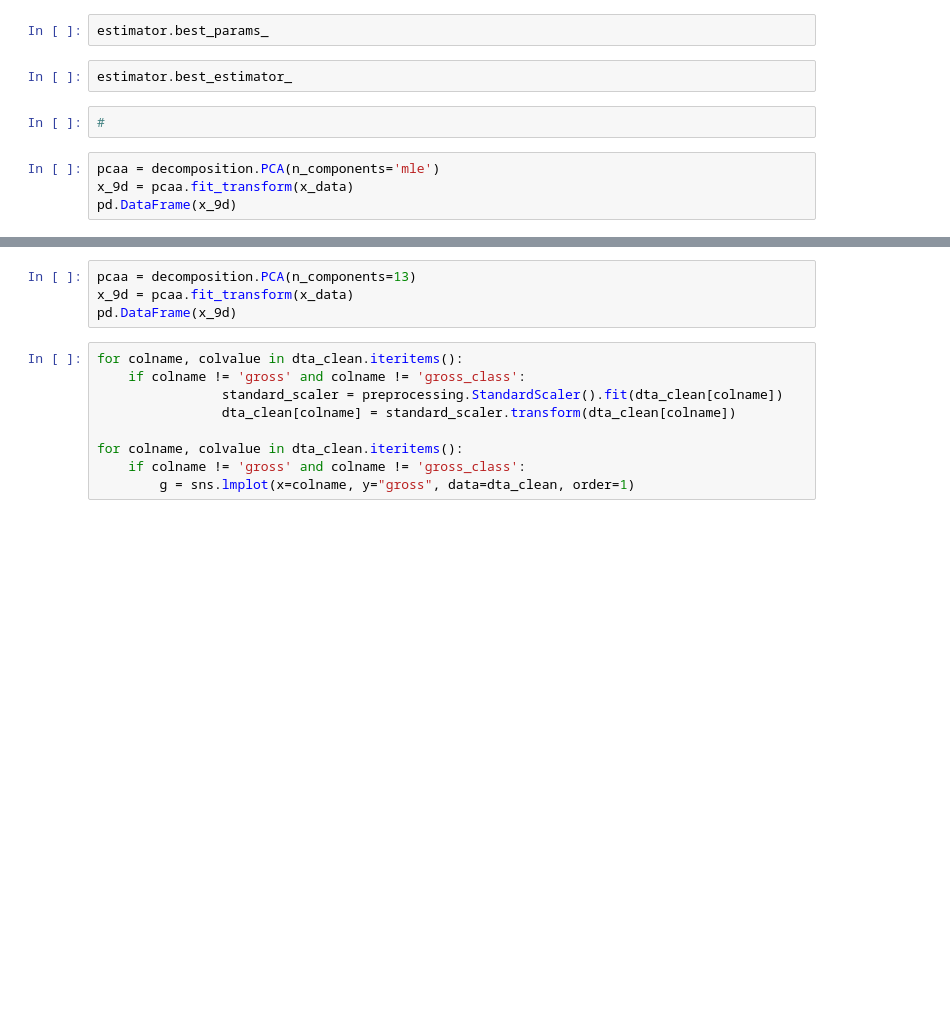
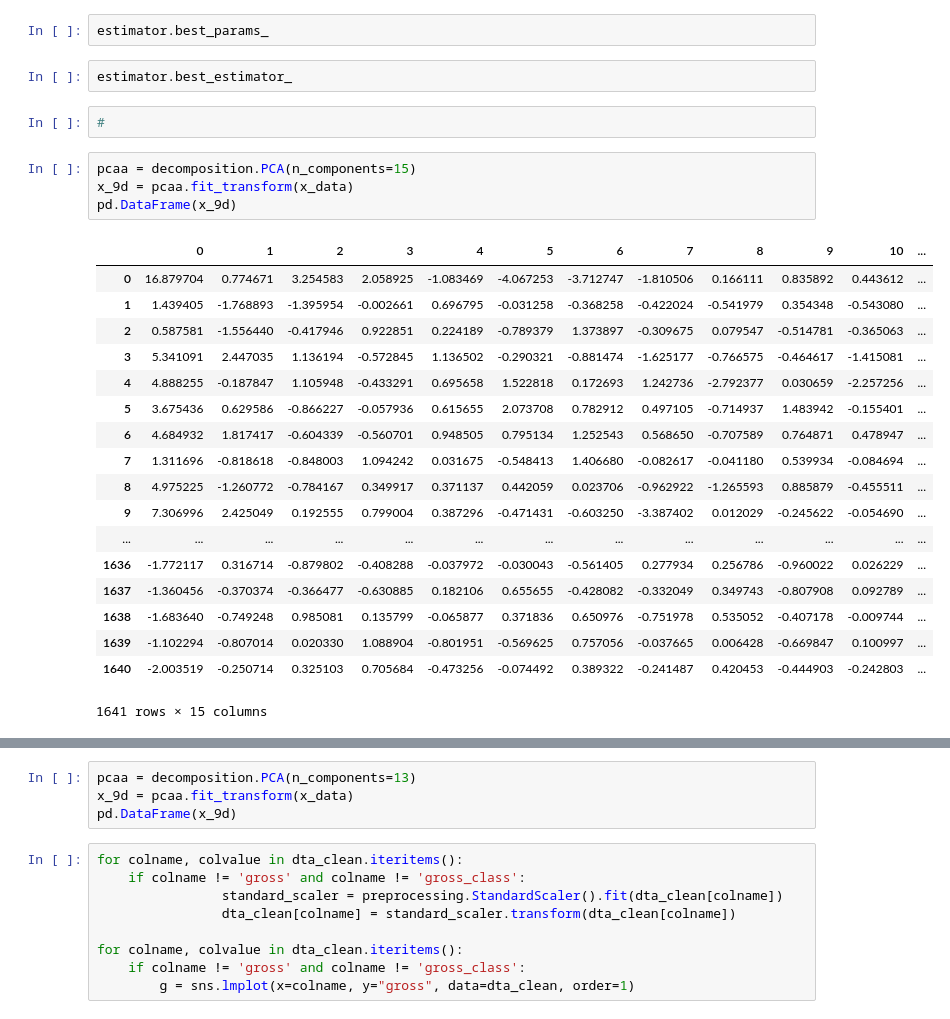
Before and after one commit to rihardsbar/dm-predictive-ml, a Jupyter notebook: logistic_regression/PipelineTesting.ipynb, the cells around one changed output, grey strips where cells are left out. Saved outputs shown, nothing was run; the diff lists cells and outputs as text; blank space fills up the shorter version.

```diff
--- a/logistic_regression/PipelineTesting.ipynb
+++ b/logistic_regression/PipelineTesting.ipynb
@@ -262,8 +170,27 @@ estimator.best_estimator_
 # %%
 #
 # %%
-pcaa = decomposition.PCA(n_components='mle')
+pcaa = decomposition.PCA(n_components=15)
 x_9d = pcaa.fit_transform(x_data)
 pd.DataFrame(x_9d)
+# %% [output]
+|  | 0 | 1 | 2 | 3 | 4 | 5 | 6 | 7 | 8 | 9 | 10 | ... |
+| 0 | 16.879704 | 0.774671 | 3.254583 | 2.058925 | -1.083469 | -4.067253 | -3.712747 | -1.810506 | 0.166111 | 0.835892 | 0.443612 | ... |
+| 1 | 1.439405 | -1.768893 | -1.395954 | -0.002661 | 0.696795 | -0.031258 | -0.368258 | -0.422024 | -0.541979 | 0.354348 | -0.543080 | ... |
+| 2 | 0.587581 | -1.556440 | -0.417946 | 0.922851 | 0.224189 | -0.789379 | 1.373897 | -0.309675 | 0.079547 | -0.514781 | -0.365063 | ... |
+| 3 | 5.341091 | 2.447035 | 1.136194 | -0.572845 | 1.136502 | -0.290321 | -0.881474 | -1.625177 | -0.766575 | -0.464617 | -1.415081 | ... |
+| 4 | 4.888255 | -0.187847 | 1.105948 | -0.433291 | 0.695658 | 1.522818 | 0.172693 | 1.242736 | -2.792377 | 0.030659 | -2.257256 | ... |
+| 5 | 3.675436 | 0.629586 | -0.866227 | -0.057936 | 0.615655 | 2.073708 | 0.782912 | 0.497105 | -0.714937 | 1.483942 | -0.155401 | ... |
+| 6 | 4.684932 | 1.817417 | -0.604339 | -0.560701 | 0.948505 | 0.795134 | 1.252543 | 0.568650 | -0.707589 | 0.764871 | 0.478947 | ... |
+| 7 | 1.311696 | -0.818618 | -0.848003 | 1.094242 | 0.031675 | -0.548413 | 1.406680 | -0.082617 | -0.041180 | 0.539934 | -0.084694 | ... |
+| 8 | 4.975225 | -1.260772 | -0.784167 | 0.349917 | 0.371137 | 0.442059 | 0.023706 | -0.962922 | -1.265593 | 0.885879 | -0.455511 | ... |
+| 9 | 7.306996 | 2.425049 | 0.192555 | 0.799004 | 0.387296 | -0.471431 | -0.603250 | -3.387402 | 0.012029 | -0.245622 | -0.054690 | ... |
+| ... | ... | ... | ... | ... | ... | ... | ... | ... | ... | ... | ... | ... |
+| 1636 | -1.772117 | 0.316714 | -0.879802 | -0.408288 | -0.037972 | -0.030043 | -0.561405 | 0.277934 | 0.256786 | -0.960022 | 0.026229 | ... |
+| 1637 | -1.360456 | -0.370374 | -0.366477 | -0.630885 | 0.182106 | 0.655655 | -0.428082 | -0.332049 | 0.349743 | -0.807908 | 0.092789 | ... |
+| 1638 | -1.683640 | -0.749248 | 0.985081 | 0.135799 | -0.065877 | 0.371836 | 0.650976 | -0.751978 | 0.535052 | -0.407178 | -0.009744 | ... |
+| 1639 | -1.102294 | -0.807014 | 0.020330 | 1.088904 | -0.801951 | -0.569625 | 0.757056 | -0.037665 | 0.006428 | -0.669847 | 0.100997 | ... |
+| 1640 | -2.003519 | -0.250714 | 0.325103 | 0.705684 | -0.473256 | -0.074492 | 0.389322 | -0.241487 | 0.420453 | -0.444903 | -0.242803 | ... |
+1641 rows × 15 columns
 # %%
 pd.DataFrame(x_data)
```
Also changed, not shown: parts of 4 cells of this notebook, 2 other files.
